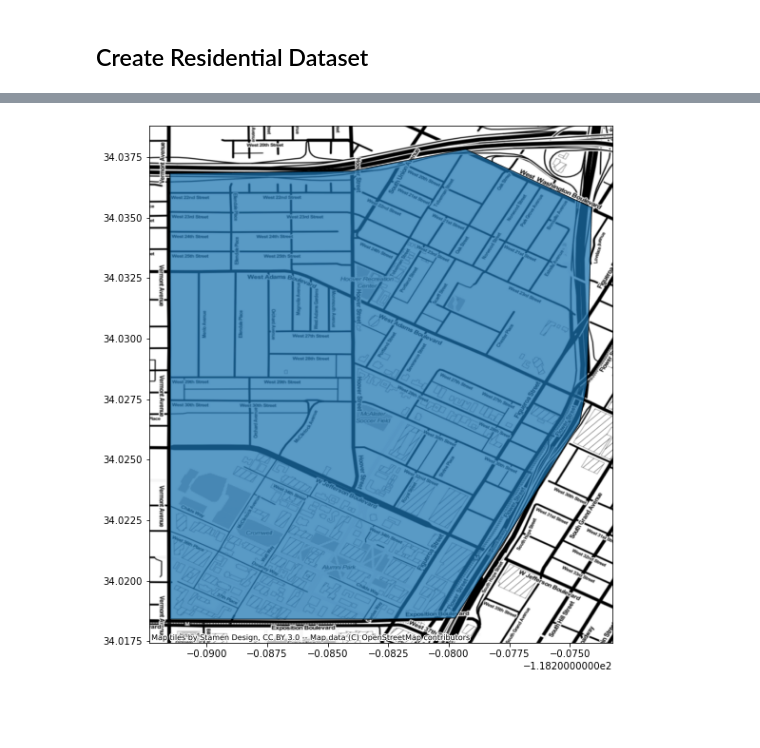
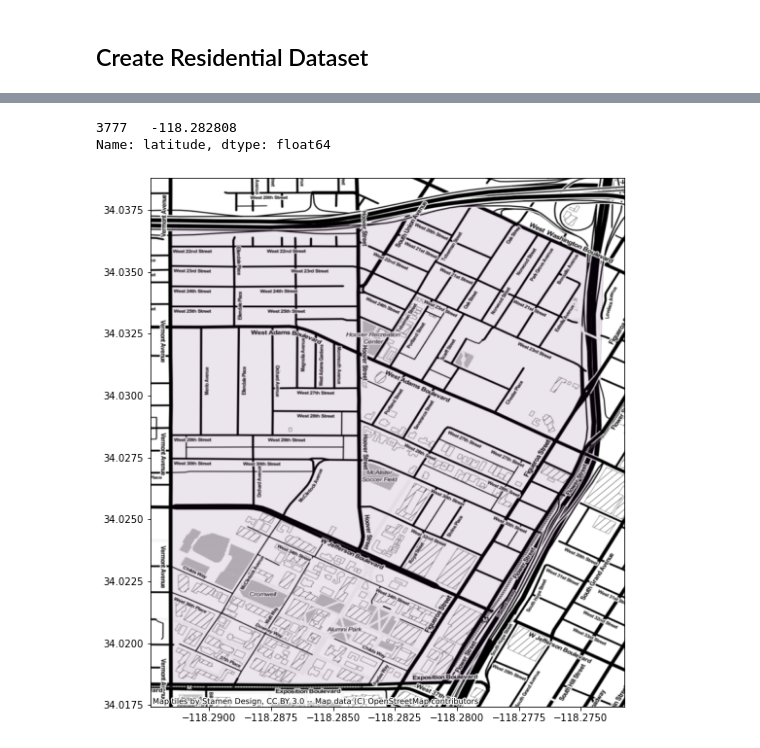
Before and after one commit to josephko91/anthropogenic-heat-la, a Jupyter notebook: anthropogenic-heat-buildings.ipynb, the cells around one changed output, grey strips where cells are left out. Cells and saved outputs as stored; diff of their text form; code cells hidden in the pictures; blank space fills up the shorter version.

```diff
--- a/anthropogenic-heat-buildings.ipynb
+++ b/anthropogenic-heat-buildings.ipynb
@@ -405,7 +448,15 @@ import contextily as ctx
+# %%
+pd.to_numeric(top_row['latitude'])
+# %% [output]
+3777   -118.282808
+Name: latitude, dtype: float64
 # %%
-# get boundary for university park neighborhood
-usage_usc = usage_bld[usage_bld['name'] == 'university park']
-ax = usage_usc.plot(figsize=(10,10), alpha=0.1, edgecolor='k')
+# get usage for university park neighborhood only
+usage_usc = usage_bld[(usage_bld['name'] == 'university park') & (usage_bld['usetype'] == 'res_total')]
+#usage_usc = usage_bld[usage_bld['usetype'] == 'res_total']
+ax = usage_usc.plot(figsize=(10,10), column = 'usage_watts', alpha=0.1, edgecolor='k')
+ax.get_xaxis().get_major_formatter().set_useOffset(False)
+#ax.annotate(usage_usc.iloc[0].usage_watts, xy=[pd.to_numeric(top_row['latitude']), pd.to_numeric(top_row['longitude'])])
 ctx.add_basemap(ax, source=ctx.providers.Stamen.Toner, crs=usage_bld.crs) # notice the crs must match between basemap and data
 # %% [output]
-[figure, old version]
+[figure, new version]
```
Also changed, not shown: parts of 15 cells of this notebook.
